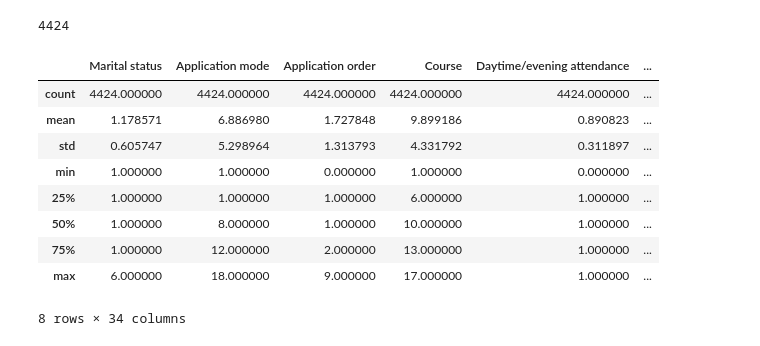
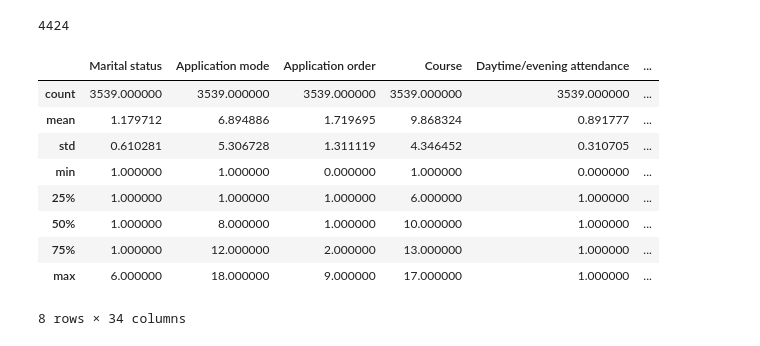
Before and after one commit to felmateos/student-dropout-prediction, a Jupyter notebook: main.ipynb, the cells around one changed output. Drawn from its saved outputs; the diff is of its cells as text; code cells hidden in the pictures.

```diff
--- a/main.ipynb
+++ b/main.ipynb
@@ -6,7 +8,7 @@ import numpy as np
 # %%
 np.random.seed(777)
 # %%
-df = pd.read_csv('data/data.csv')
+df = pd.read_csv('data/students.csv')
 # %%
 df.columns
 # %% [output]
@@ -40,10 +44,12 @@ y = df['Target']
+# %%
+X_train, X_test, y_train, y_test = train_test_split(X, y, train_size=0.8, stratify=y, random_state=777)
 # %%
-X.describe()
+X_train.describe()
 # %% [output]
 |  | Marital status | Application mode | Application order | Course | Daytime/evening attendance | ... |
-| count | 4424.000000 | 4424.000000 | 4424.000000 | 4424.000000 | 4424.000000 | ... |
-| mean | 1.178571 | 6.886980 | 1.727848 | 9.899186 | 0.890823 | ... |
-| std | 0.605747 | 5.298964 | 1.313793 | 4.331792 | 0.311897 | ... |
+| count | 3539.000000 | 3539.000000 | 3539.000000 | 3539.000000 | 3539.000000 | ... |
+| mean | 1.179712 | 6.894886 | 1.719695 | 9.868324 | 0.891777 | ... |
+| std | 0.610281 | 5.306728 | 1.311119 | 4.346452 | 0.310705 | ... |
 | min | 1.000000 | 1.000000 | 0.000000 | 1.000000 | 0.000000 | ... |
 | 25% | 1.000000 | 1.000000 | 1.000000 | 6.000000 | 1.000000 | ... |
 | 50% | 1.000000 | 8.000000 | 1.000000 | 10.000000 | 1.000000 | ... |
```
Also changed, not shown: parts of 7 cells of this notebook, 3 other files.
